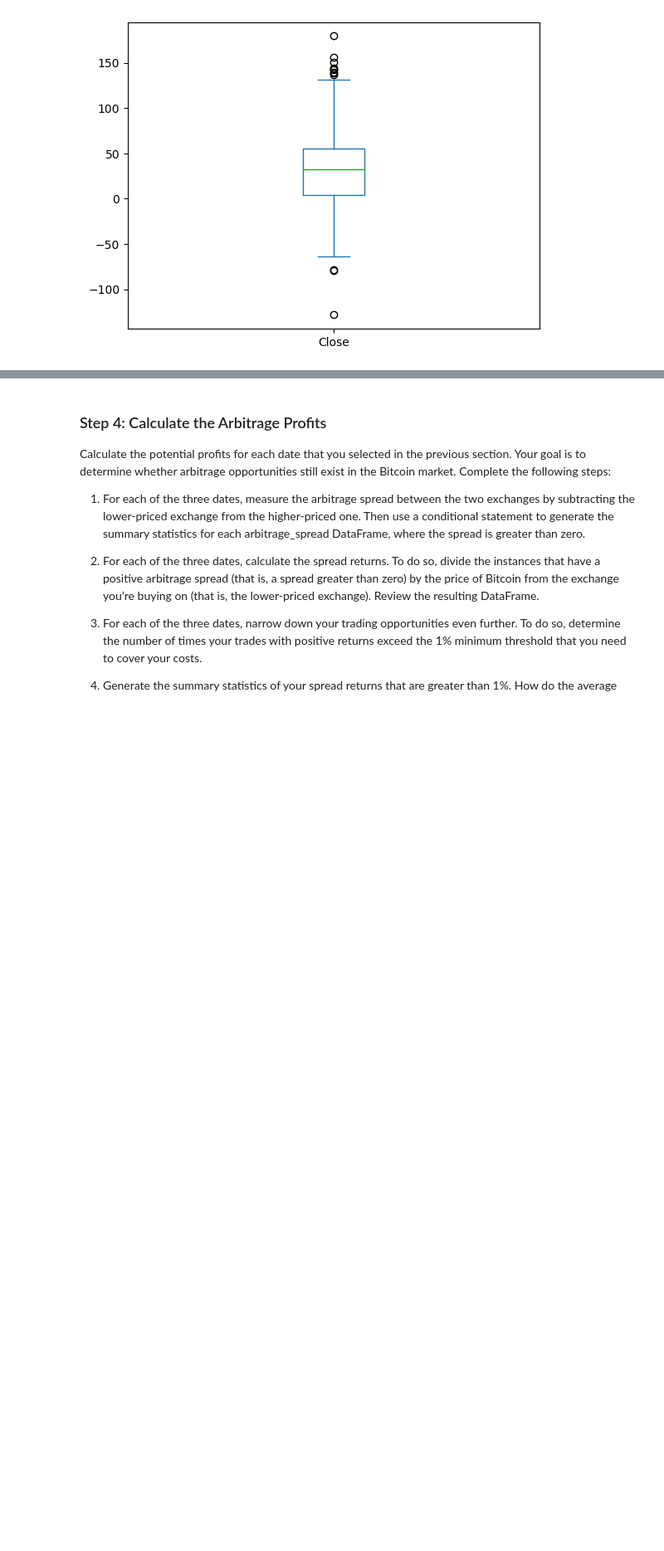
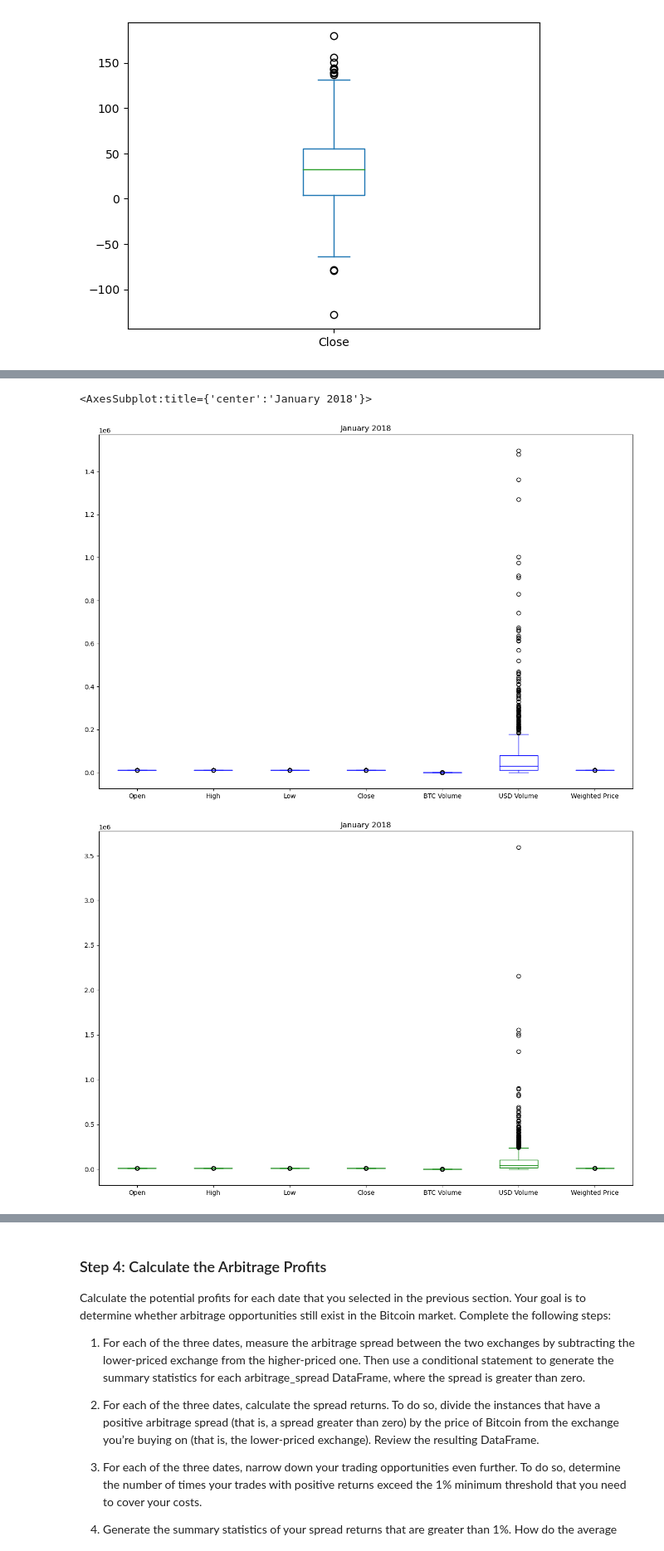
Before and after one commit to arianamoreno13/challenge3, a Jupyter notebook: challenge_03/crypto_arbitrage.ipynb, the cells around one changed output, grey strips where cells are left out. Shown at 83% size. Cells and saved outputs as stored; diff of their text form; code cells hidden in the pictures; blank space fills up the shorter version.

```diff
--- a/challenge_03/crypto_arbitrage.ipynb
+++ b/challenge_03/crypto_arbitrage.ipynb
@@ -491,7 +504,13 @@ KeyError: '2018-00-00'
 # %%
 # Create an overlay plot that visualizes the two dataframes over a period of one day from late in the dataset.
 # Be sure that the plots include the parameters `legend`, `figsize`, `title`, `color` and `label`
-# YOUR CODE HERE
+bitstamp.loc["2018-03-01 00:00:00": "2018-03-01 16:00:00"].plot(kind="box",legend=True, figsize=(15, 10), title="January 2018", color="blue", label="bitstamp")
+
+coinbase.loc["2018-03-01 00:00:00": "2018-03-01 16:00:00"].plot(kind="box",legend=True, figsize=(15, 10), title="January 2018", color="green", label="coinbase")
+# %% [output]
+<AxesSubplot:title={'center':'January 2018'}>
+[figure, added]
+[figure, added]
 # %%
 # Using the date from the late that you have selected, calculate the arbitrage spread
 # by subtracting the bitstamp lower closing prices from the coinbase higher closing prices
```
Also changed, not shown: parts of 8 cells of this notebook.
